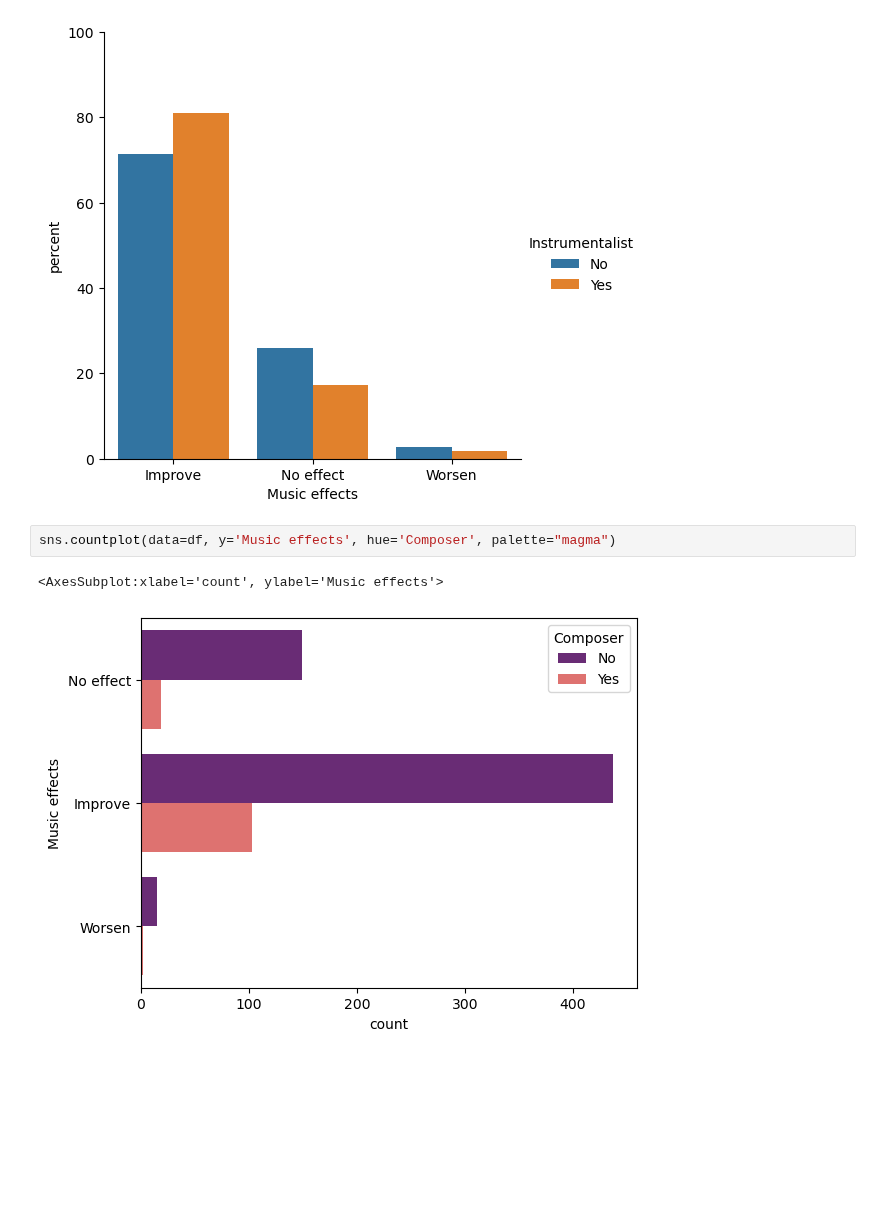
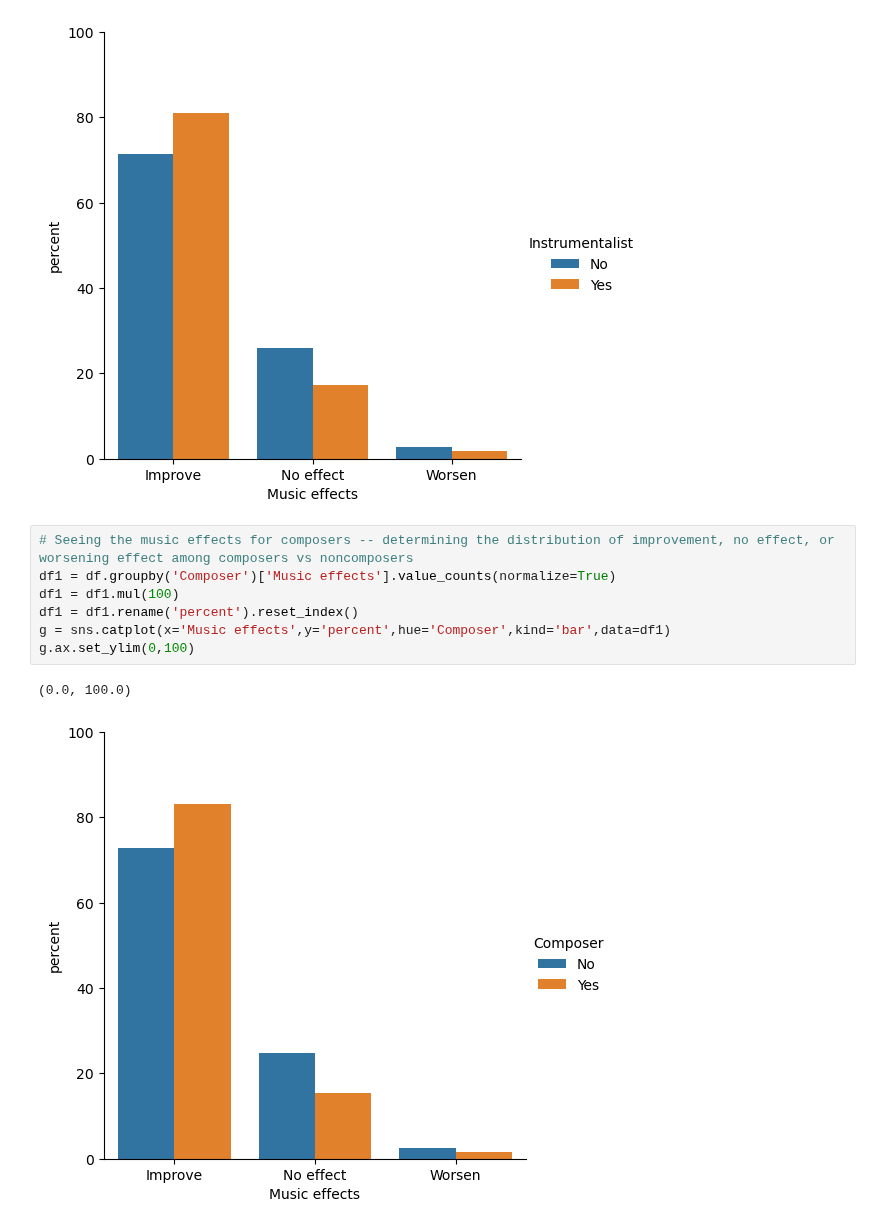
Before and after one commit to ubco-W2022T2-data301/project-group-group12, a Jupyter notebook: analysis/analysis1.ipynb, the cells around one changed output. Cells and saved outputs as stored; diff of their text form; blank space fills up the shorter version.

```diff
--- a/analysis/analysis1.ipynb
+++ b/analysis/analysis1.ipynb
@@ -164,8 +179,13 @@ g.ax.set_ylim(0,100)
 # %% [output]
 (0.0, 100.0)
 [figure]
-# %%
-sns.countplot(data=df, y='Music effects', hue='Composer', palette="magma")
-# %% [output]
-<AxesSubplot:xlabel='count', ylabel='Music effects'>
-[figure, removed]
+# %%
+# Seeing the music effects for composers -- determining the distribution of improvement, no effect, or worsening effect among composers vs noncomposers
+df1 = df.groupby('Composer')['Music effects'].value_counts(normalize=True)
+df1 = df1.mul(100)
+df1 = df1.rename('percent').reset_index()
+g = sns.catplot(x='Music effects',y='percent',hue='Composer',kind='bar',data=df1)
+g.ax.set_ylim(0,100)
+# %% [output]
+(0.0, 100.0)
+[figure, added]
```
Also changed, not shown: parts of 10 cells of this notebook.
